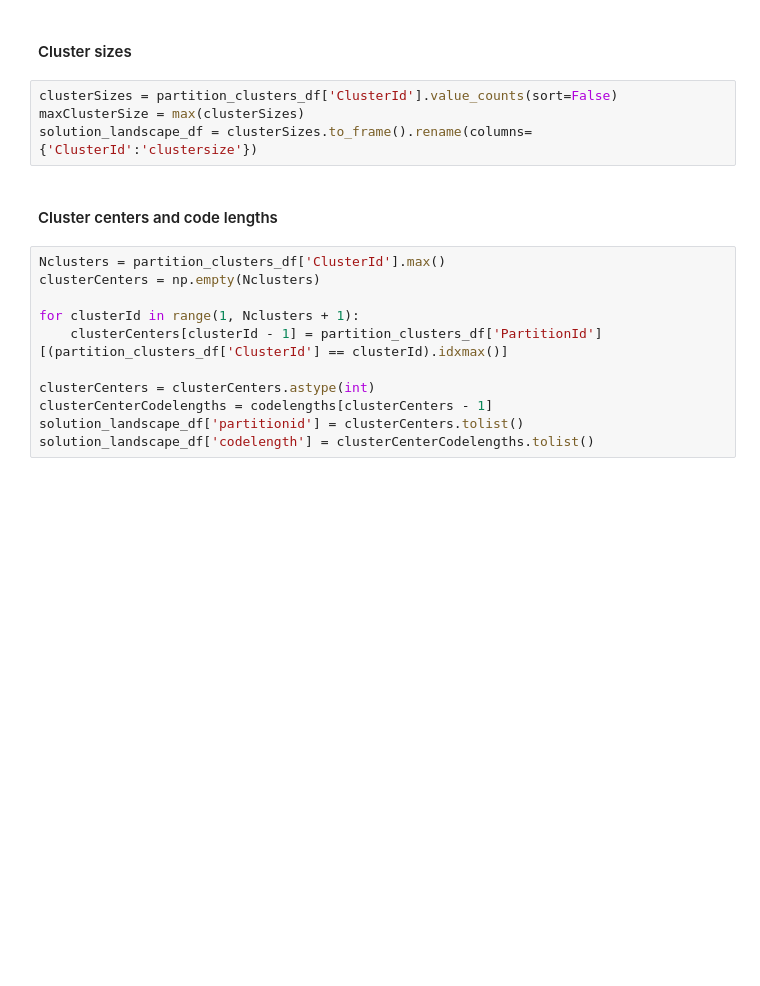
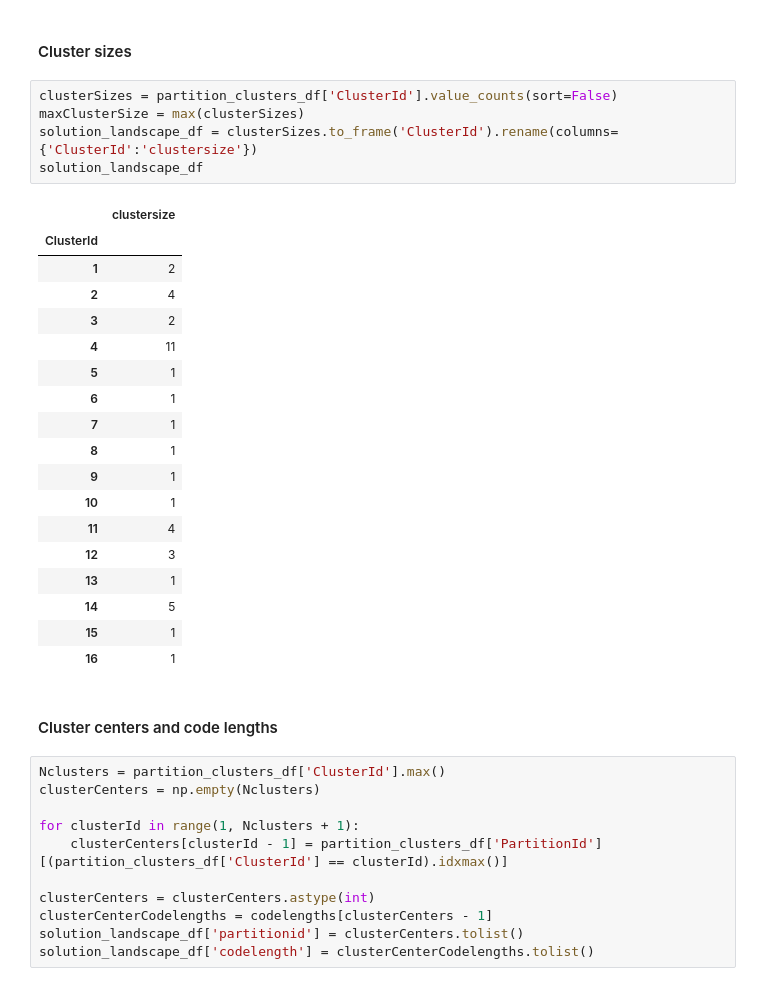
Before and after one commit to mapequation/solution-landscape, a Jupyter notebook: solution-landscape.ipynb, the cells around one changed output. Drawn from its saved outputs; the diff is of its cells as text; blank space fills up the shorter version.

```diff
--- a/solution-landscape.ipynb
+++ b/solution-landscape.ipynb
@@ -243,7 +263,27 @@ Solution landscape contains 20 clusters with 100 partitions.
 # %%
 clusterSizes = partition_clusters_df['ClusterId'].value_counts(sort=False)
 maxClusterSize = max(clusterSizes)
-solution_landscape_df = clusterSizes.to_frame().rename(columns={'ClusterId':'clustersize'})
+solution_landscape_df = clusterSizes.to_frame('ClusterId').rename(columns={'ClusterId':'clustersize'})
+solution_landscape_df
+# %% [output]
+|  | clustersize |
+| ClusterId |  |
+| 1 | 2 |
+| 2 | 4 |
+| 3 | 2 |
+| 4 | 11 |
+| 5 | 1 |
+| 6 | 1 |
+| 7 | 1 |
+| 8 | 1 |
+| 9 | 1 |
+| 10 | 1 |
+| 11 | 4 |
+| 12 | 3 |
+| 13 | 1 |
+| 14 | 5 |
+| 15 | 1 |
+| 16 | 1 |
 # %% [markdown]
 #### Cluster centers and code lengths
 # %%
```
Also changed, not shown: parts of 11 cells of this notebook.
